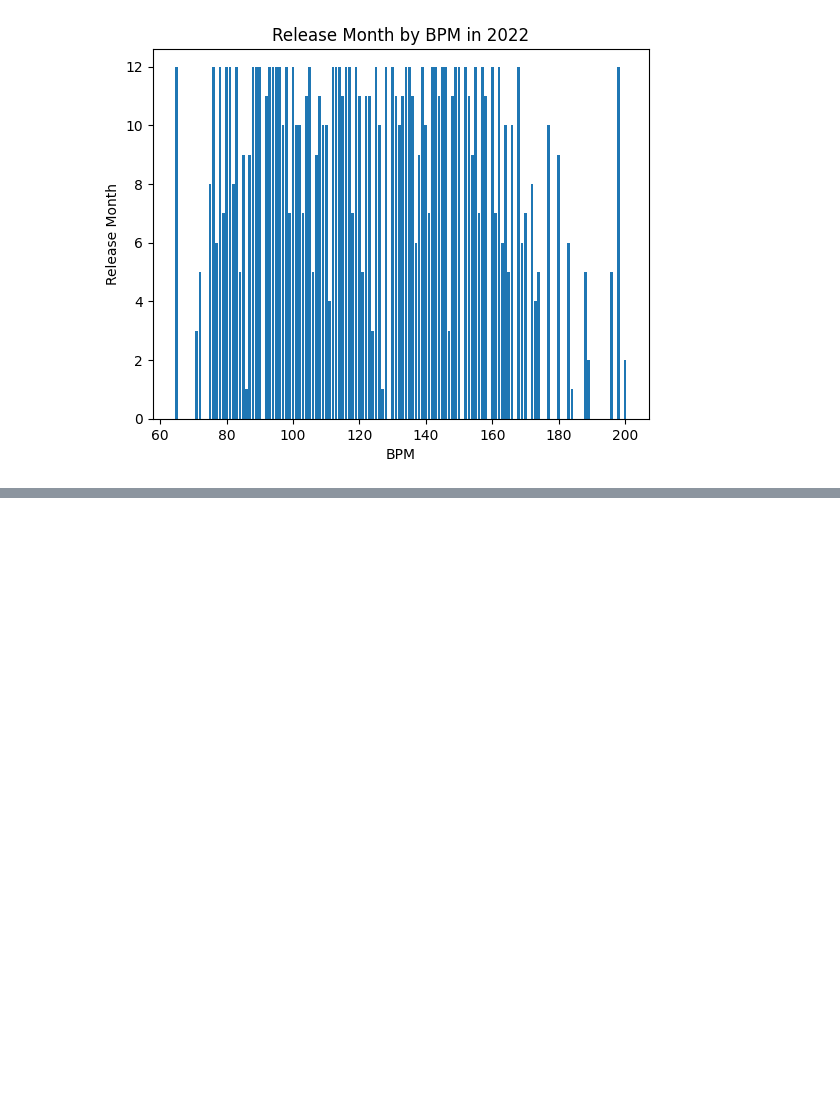
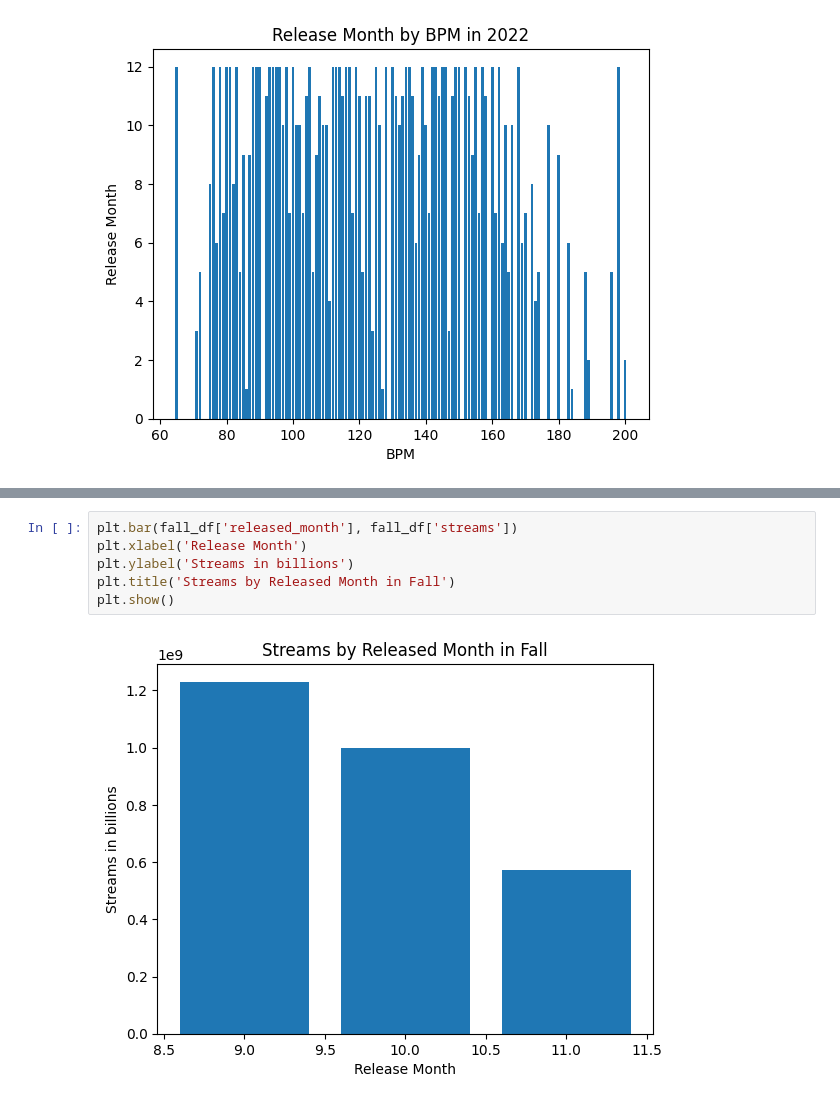
Before and after one commit to jb-seba/Spotify_TCS, a Jupyter notebook: TCS_Music_Project.ipynb, the cells around one changed output, grey strips where cells are left out. Cells and saved outputs as stored; diff of their text form; blank space fills up the shorter version.

```diff
--- a/TCS_Music_Project.ipynb
+++ b/TCS_Music_Project.ipynb
@@ -300,0 +357,8 @@ plt.show()
+# %%
+plt.bar(fall_df['released_month'], fall_df['streams'])
+plt.xlabel('Release Month')
+plt.ylabel('Streams in billions')
+plt.title('Streams by Released Month in Fall')
+plt.show()
+# %% [output]
+[figure, added]
```
Also changed, not shown: parts of 15 cells of this notebook.
